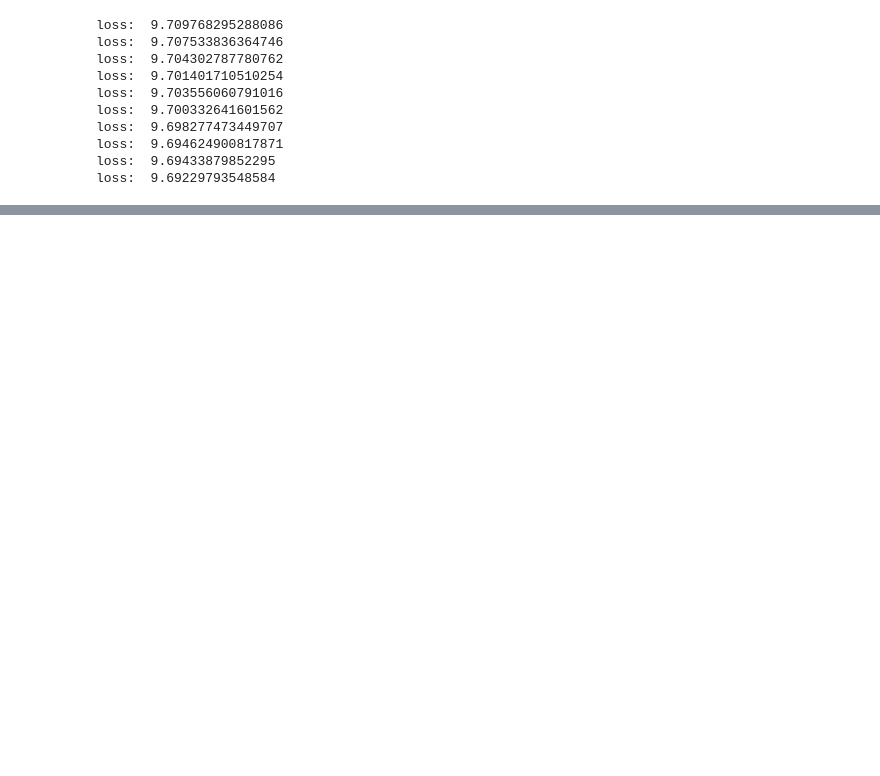
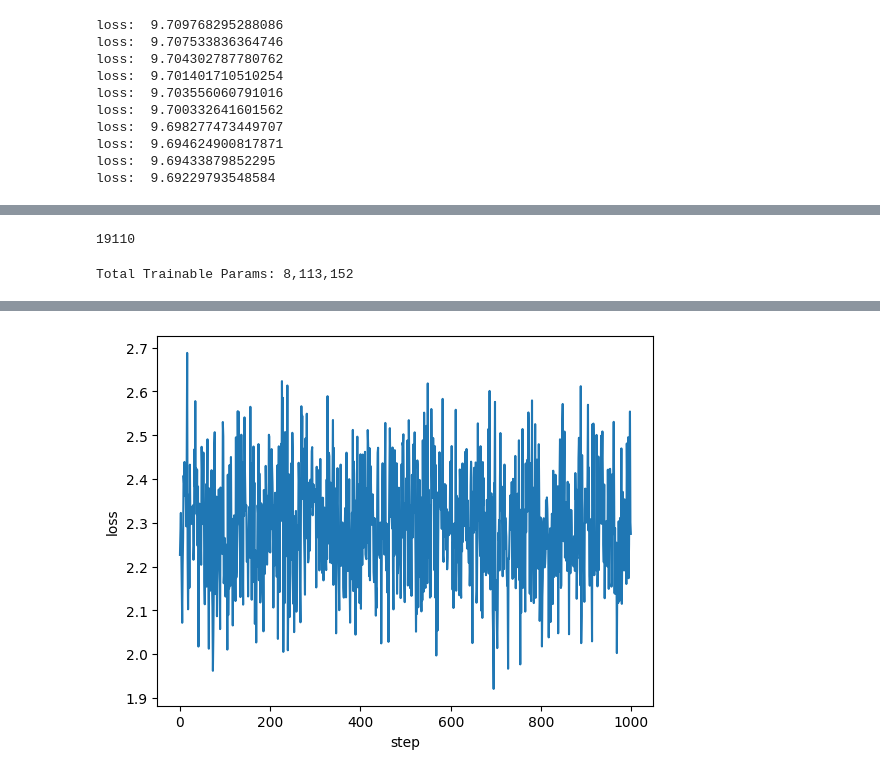
Before and after one commit to rahul266/attention-experiment, a Jupyter notebook: attention-experiment.ipynb, the cells around one changed output, grey strips where cells are left out. Saved outputs shown, nothing was run; the diff lists cells and outputs as text; code cells hidden in the pictures; blank space fills up the shorter version.

Commit message:
stacked transformer

```diff
--- a/attention-experiment.ipynb
+++ b/attention-experiment.ipynb
@@ -377,0 +704,10 @@ torch.save(model.state_dict(), 'model_weights_with_position.pth')
+# %%
+vocab_size = meta["vocab_size"]
+n_embed = 256
+batch_size = 12
+context_len = 256
+n_heads = 4
+n_layer = 4
+vocab_size
+# %% [output]
+19110
@@ -377,0 +767,13 @@ torch.save(model.state_dict(), 'model_weights_with_position.pth')
+# %%
+class TransformerBlock(nn.Module):
+    def __init__(self, n_embed, n_heads, pad_idx):
+        super().__init__()
+        self.attention = Attention(n_embed, n_heads, pad_idx)
+        self.mlp = MLP(n_embed)
+        self.layer_norm1 = nn.LayerNorm(n_embed)
+        self.layer_norm2 = nn.LayerNorm(n_embed)
+
+    def forward(self, x, causal_mask):
+        x = x + self.attention(self.layer_norm1(x), causal_mask=causal_mask)
+        x = x + self.mlp(self.layer_norm2(x))
+        return x
@@ -377,0 +825,9 @@ torch.save(model.state_dict(), 'model_weights_with_position.pth')
+# %%
+model = GPT(n_embed,n_heads,vocab_size,context_len,n_layer, meta["pad_idx"]).to(device)
+optimizer = torch.optim.AdamW(model.parameters(), lr=3e-4, weight_decay=0.01)
+criterion = nn.CrossEntropyLoss(ignore_index=meta["pad_idx"],reduction='mean')
+# %%
+total_params = sum(p.numel() for p in model.parameters() if p.requires_grad)
+print(f"Total Trainable Params: {total_params:,}")
+# %% [output]
+Total Trainable Params: 8,113,152
@@ -377,0 +838,21 @@ torch.save(model.state_dict(), 'model_weights_with_position.pth')
+# %%
+# learning about correct learning rate
+losses = []
+for i in range(1000):
+    xi, yi = get_batch(batch_size)
+    logits = model(xi)
+    optimizer.zero_grad()
+    loss = criterion(logits.view(-1, vocab_size), yi.view(-1))
+    loss.backward()
+    optimizer.step()
+    losses.append(loss.item())
+    if i % 100 == 0:
+        torch.mps.empty_cache()
+    if i % 100 == 0:
+        print(f"step {i} loss: {loss.item():.4f}")
+
+plt.plot(losses)
+plt.xlabel('step')
+plt.ylabel('loss')
+plt.show()
+# %% [output]
@@ -377,0 +869 @@ torch.save(model.state_dict(), 'model_weights_with_position.pth')
+[figure, added]
```
Also changed, not shown: parts of 31 cells of this notebook.
